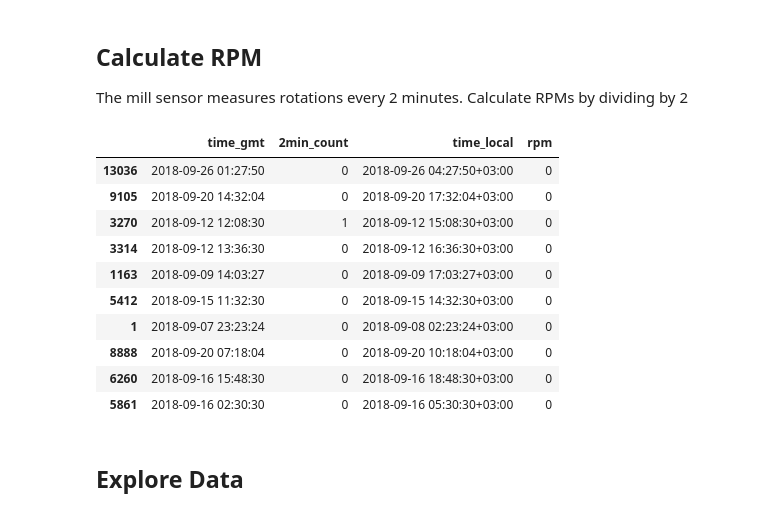
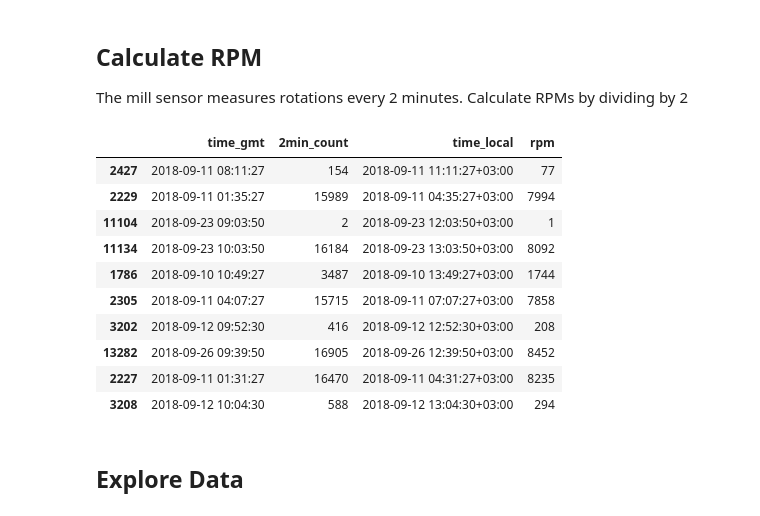
Before and after one commit to RadiantLabs/microgrid-appliance-analysis, a Jupyter notebook: scripts/usage_profiles/maize_mill_usage_profile.ipynb, the cells around one changed output. Drawn from its saved outputs; the diff is of its cells as text; code cells hidden in the pictures.

```diff
--- a/scripts/usage_profiles/maize_mill_usage_profile.ipynb
+++ b/scripts/usage_profiles/maize_mill_usage_profile.ipynb
@@ -129,21 +137,21 @@ The mill sensor measures rotations every 2 minutes. Calculate RPMs by dividing b
 # %%
 def count_to_rpm(count):
     return round(count / 2)
 
 df_measured_2min['rpm'] = df_measured_2min['2min_count'].apply(count_to_rpm)
-df_measured_2min.sample(10)
+df_measured_2min[df_measured_2min['rpm'] > 0].sample(10)
 # %% [output]
 |  | time_gmt | 2min_count | time_local | rpm |
-| 13036 | 2018-09-26 01:27:50 | 0 | 2018-09-26 04:27:50+03:00 | 0 |
-| 9105 | 2018-09-20 14:32:04 | 0 | 2018-09-20 17:32:04+03:00 | 0 |
-| 3270 | 2018-09-12 12:08:30 | 1 | 2018-09-12 15:08:30+03:00 | 0 |
-| 3314 | 2018-09-12 13:36:30 | 0 | 2018-09-12 16:36:30+03:00 | 0 |
-| 1163 | 2018-09-09 14:03:27 | 0 | 2018-09-09 17:03:27+03:00 | 0 |
-| 5412 | 2018-09-15 11:32:30 | 0 | 2018-09-15 14:32:30+03:00 | 0 |
-| 1 | 2018-09-07 23:23:24 | 0 | 2018-09-08 02:23:24+03:00 | 0 |
-| 8888 | 2018-09-20 07:18:04 | 0 | 2018-09-20 10:18:04+03:00 | 0 |
-| 6260 | 2018-09-16 15:48:30 | 0 | 2018-09-16 18:48:30+03:00 | 0 |
-| 5861 | 2018-09-16 02:30:30 | 0 | 2018-09-16 05:30:30+03:00 | 0 |
+| 2427 | 2018-09-11 08:11:27 | 154 | 2018-09-11 11:11:27+03:00 | 77 |
+| 2229 | 2018-09-11 01:35:27 | 15989 | 2018-09-11 04:35:27+03:00 | 7994 |
+| 11104 | 2018-09-23 09:03:50 | 2 | 2018-09-23 12:03:50+03:00 | 1 |
+| 11134 | 2018-09-23 10:03:50 | 16184 | 2018-09-23 13:03:50+03:00 | 8092 |
+| 1786 | 2018-09-10 10:49:27 | 3487 | 2018-09-10 13:49:27+03:00 | 1744 |
+| 2305 | 2018-09-11 04:07:27 | 15715 | 2018-09-11 07:07:27+03:00 | 7858 |
+| 3202 | 2018-09-12 09:52:30 | 416 | 2018-09-12 12:52:30+03:00 | 208 |
+| 13282 | 2018-09-26 09:39:50 | 16905 | 2018-09-26 12:39:50+03:00 | 8452 |
+| 2227 | 2018-09-11 01:31:27 | 16470 | 2018-09-11 04:31:27+03:00 | 8235 |
+| 3208 | 2018-09-12 10:04:30 | 588 | 2018-09-12 13:04:30+03:00 | 294 |
 # %% [markdown]
 ## Explore Data
 # %%
```
Also changed, not shown: parts of 18 cells of this notebook, 6 other files.
